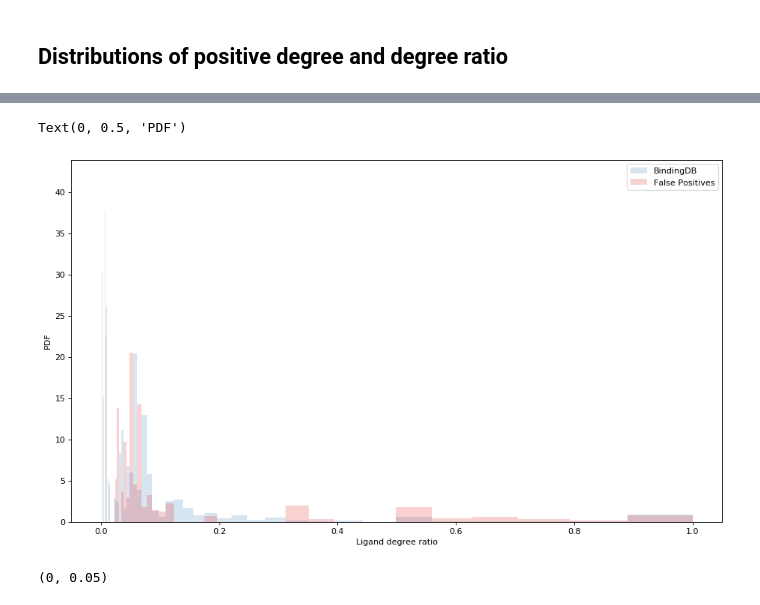
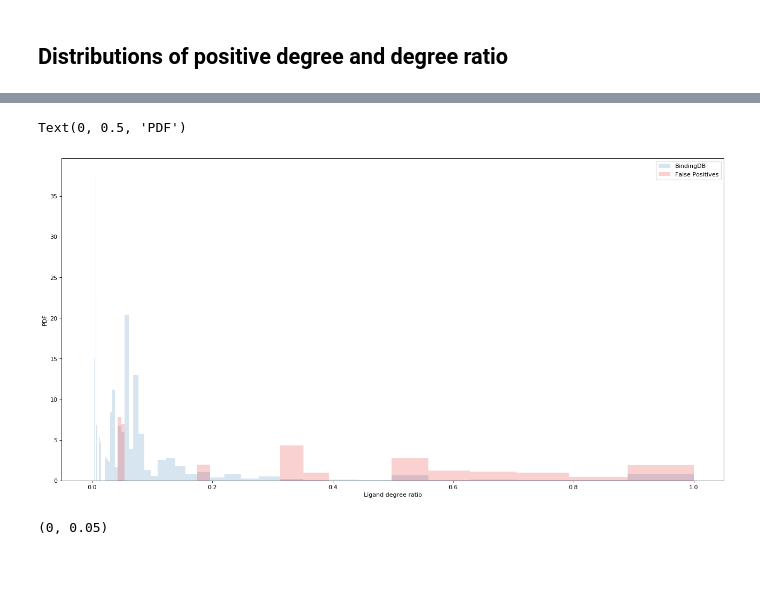
Before and after one commit to Barabasi-Lab/AI-Bind, a Jupyter notebook: DeepPurpose and Confuguration Model/Transformer-CNN/DeepPurpose Rerun - Transformer CNN.ipynb, the cells around one changed output, grey strips where cells are left out. Saved outputs shown, nothing was run; the diff lists cells and outputs as text; code cells hidden in the pictures; blank space fills up the shorter version.

```diff
--- a/DeepPurpose and Confuguration Model/Transformer-CNN/DeepPurpose Rerun - Transformer CNN.ipynb
+++ b/DeepPurpose and Confuguration Model/Transformer-CNN/DeepPurpose Rerun - Transformer CNN.ipynb
@@ -167,0 +304,2 @@ test.to_csv('../data/sars-busters-consolidated/GitData/DeepPurpose and Configura
+# %%
+sars_test_processed = pd.read_csv('sars_test_processed.csv')
@@ -167,0 +319,19 @@ test.to_csv('../data/sars-busters-consolidated/GitData/DeepPurpose and Configura
+# %%
+pos_deg_list = []
+neg_deg_list = []
+deg_ratio_list = []
+
+for index, row in tqdm(sars_test_processed.iterrows()):
+
+    if ligand_degree_dict[row['SMILES']]['pos_deg'] + ligand_degree_dict[row['SMILES']]['neg_deg'] != 0:
+        pos_deg_list.append(ligand_degree_dict[row['SMILES']]['pos_deg'])
+        neg_deg_list.append(ligand_degree_dict[row['SMILES']]['neg_deg'])
+        deg_ratio_list.append(ligand_degree_dict[row['SMILES']]['pos_deg']/(ligand_degree_dict[row['SMILES']]['pos_deg']+ligand_degree_dict[row['SMILES']]['neg_deg']))
+    else:
+        pos_deg_list.append(-1)
+        neg_deg_list.append(-1)
+        deg_ratio_list.append(-1)
+
+sars_test_processed['pos_deg'] = pos_deg_list
+sars_test_processed['neg_deg'] = neg_deg_list
+sars_test_processed['deg_ratio'] = deg_ratio_list
@@ -325,3 +541,7 @@ from tensorflow.keras.utils import plot_model
 import seaborn as sb
 # %% [markdown]
 ## Initialization
+# %%
+train = pd.read_csv('../data/Transformer_CNN_train.csv')
+val = pd.read_csv('../data/Transformer_CNN_val.csv')
+test = pd.read_csv('../data/Transformer_CNN_test.csv')
@@ -404,6 +631,6 @@ test_false_positive_100['prot_deg'] = test_prot_deg
 test_false_positive_100['ligand_deg_ratio'] = test_ligand_deg_ratio
 test_false_positive_100['prot_deg_ratio'] = test_prot_deg_ratio
 
-test_false_positive_100_seen_ligand = test_false_positive_1000[test_false_positive_1000['ligand_deg'] != -1] ## intersection of train and test
-test_false_positive_100_seen_target = test_false_positive_1000[test_false_positive_1000['prot_deg'] != -1] ## intersection of train and test
+test_false_positive_100_seen_ligand = test_false_positive_100[test_false_positive_100['ligand_deg'] != -1] ## intersection of train and test
+test_false_positive_100_seen_target = test_false_positive_100[test_false_positive_100['prot_deg'] != -1] ## intersection of train and test
 # %% [output]
@@ -470,14 +683,19 @@ plt.ylim([0,0.03])
 # %%
-figure(num=None, figsize=(14, 8), dpi=80, facecolor='w', edgecolor='k')
+#import seaborn as sns
+figure(num=None, figsize=(20, 10), dpi=80, facecolor='w', edgecolor='k')
+#kwargs = dict(hist_kws={'alpha':.1}, kde_kws={'linewidth':2})
+#figure(num=None, figsize=(14, 8), dpi=80, facecolor='w', edgecolor='k')
+#sns.distplot(all_data_ligand_deg_ratio, color="#377eb8", label="Top 100", **kwargs)
+#sns.distplot(test_false_positive_100_seen_ligand['ligand_deg_ratio'].tolist(), color="#e41a1c", label="Bottom 100", **kwargs)
 plt.hist(all_data_ligand_deg_ratio,density=True,color='#377eb8',alpha=0.2,label='BindingDB',bins=np.logspace(np.log10(0.00001),np.log10(1), 100))
 plt.hist(test_false_positive_100_seen_ligand['ligand_deg_ratio'].tolist(),density=True,color='#e41a1c',alpha=0.2,label='False Positives',bins=np.logspace(np.log10(0.00001),np.log10(1), 100))
 plt.legend()
 plt.xlabel('Ligand degree ratio', fontsize=10)
 plt.ylabel('PDF', fontsize=10)
 #plt.ylim([0,20])
 # %% [output]
 Text(0, 0.5, 'PDF')
-[figure, old version]
+[figure, new version]
 # %%
 figure(num=None, figsize=(20, 10), dpi=80, facecolor='w', edgecolor='k')
 plt.hist(all_data_prot_deg,density=True,color='#377eb8',alpha=0.1,label='BindingDB',bins=np.logspace(np.log10(1),np.log10(1000), 50))
```
Also changed, not shown: parts of 40 cells of this notebook, 18 other files.
